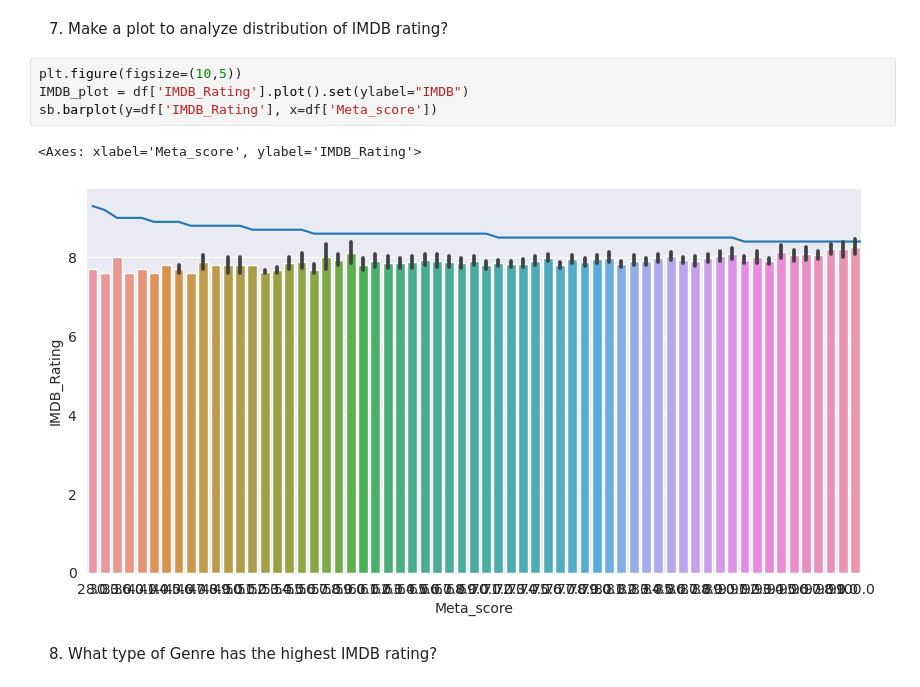
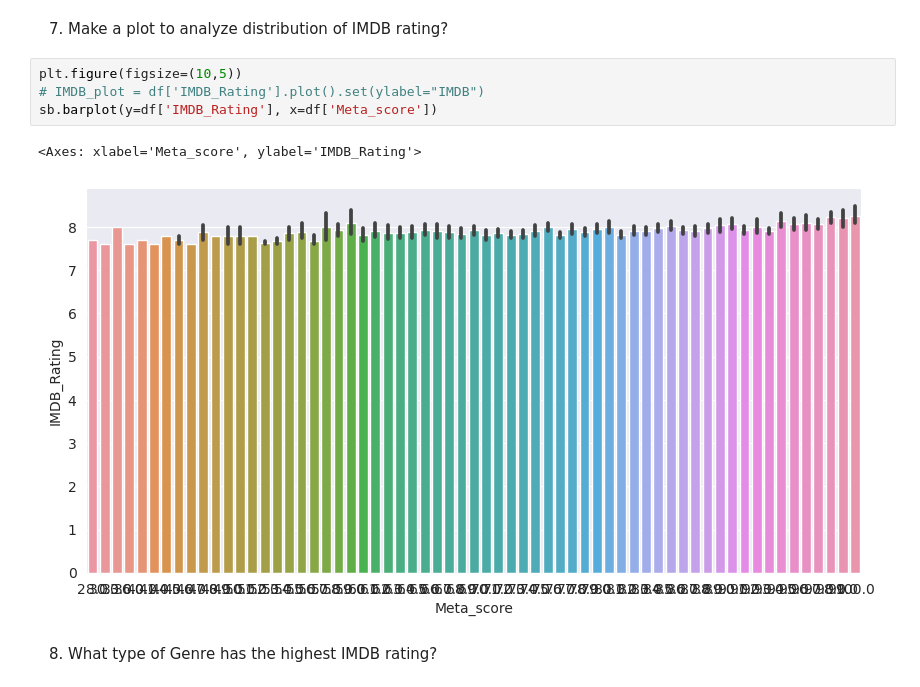
Before and after one commit to GGodSSpeed/DayDream, a Jupyter notebook: Data_Analytics/Asgnment1.ipynb, the cells around one changed output. Drawn from its saved outputs; the diff is of its cells as text.

```diff
--- a/Data_Analytics/Asgnment1.ipynb
+++ b/Data_Analytics/Asgnment1.ipynb
@@ -190,11 +190,11 @@ sb.barplot(y=top.index, x=top.values).set(xlabel="IMDB")
 7. Make a plot to analyze distribution of IMDB rating?
 # %%
 plt.figure(figsize=(10,5))
-IMDB_plot = df['IMDB_Rating'].plot().set(ylabel="IMDB")
+# IMDB_plot = df['IMDB_Rating'].plot().set(ylabel="IMDB")
 sb.barplot(y=df['IMDB_Rating'], x=df['Meta_score'])
 # %% [output]
 <Axes: xlabel='Meta_score', ylabel='IMDB_Rating'>
-[figure, old version]
+[figure, new version]
 # %% [markdown]
 8. What type of Genre has the highest IMDB rating?
 # %%
```
